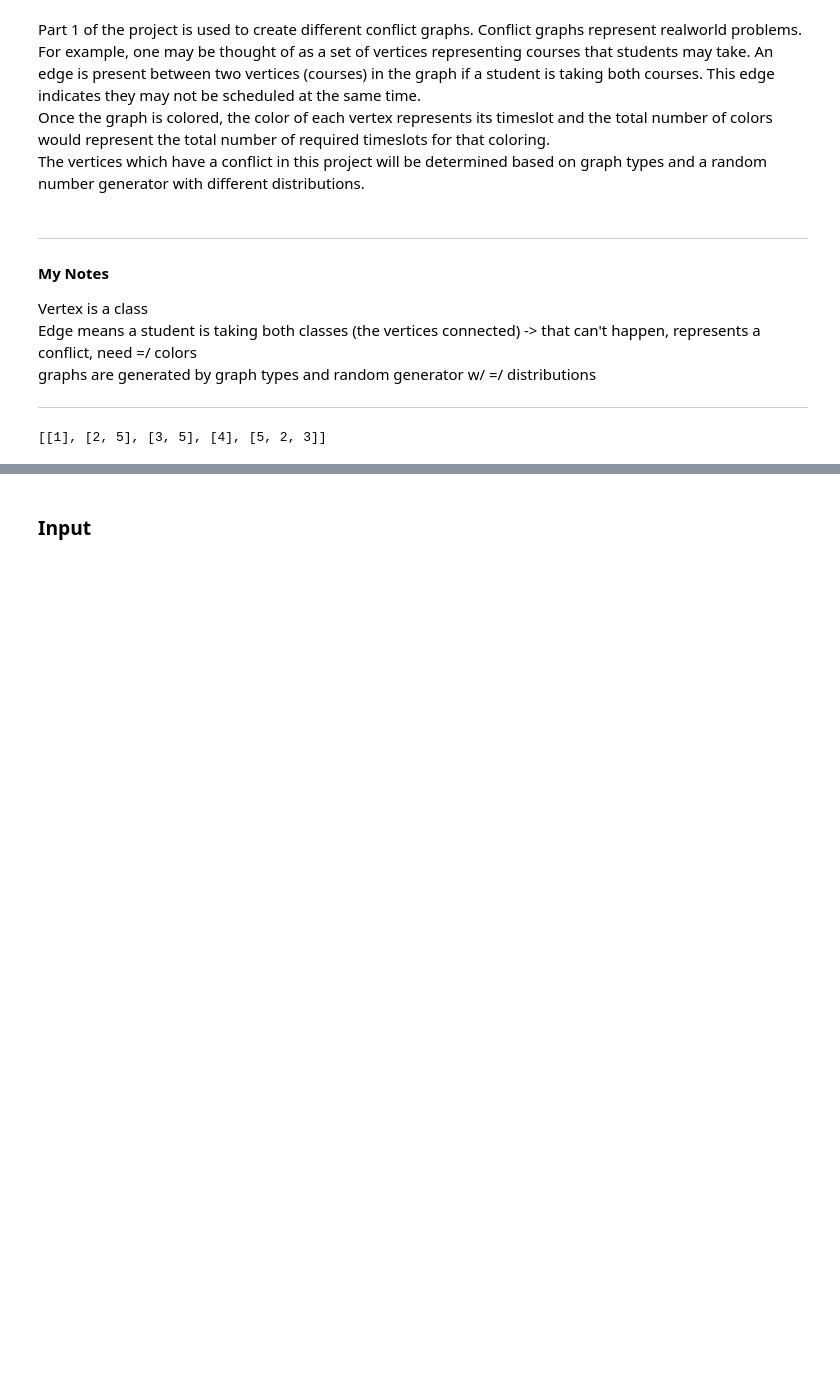
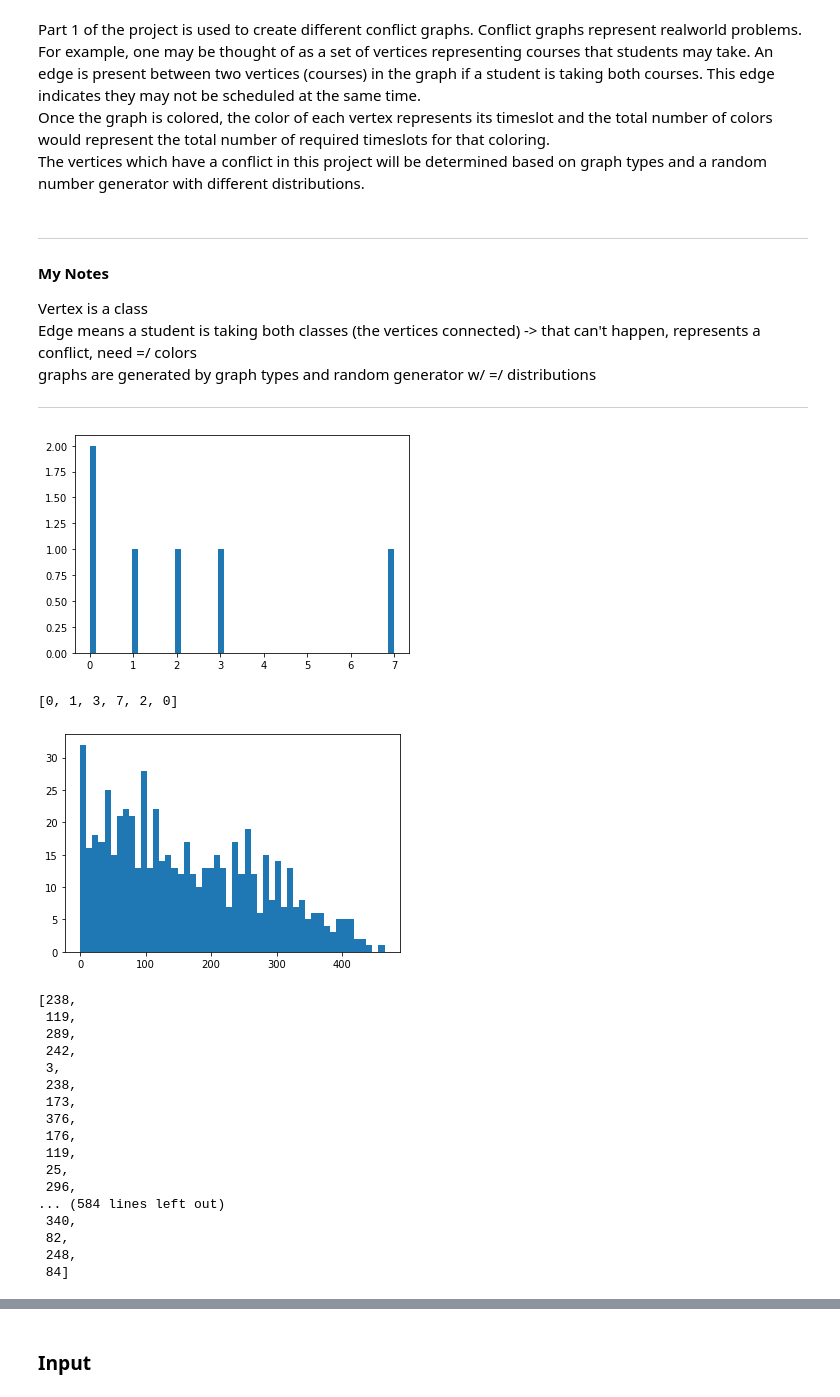
Before and after one commit to diogo-fae/Graph-Coloring-Analysis, a Jupyter notebook: Graph-Coloring.ipynb, the cells around one changed output, grey strips where cells are left out. Cells and saved outputs as stored; diff of their text form; code cells hidden in the pictures; blank space fills up the shorter version.

```diff
--- a/Graph-Coloring.ipynb
+++ b/Graph-Coloring.ipynb
@@ -83,8 +89,6 @@ def cycle(V):
 
     return adj
 # %%
-import random
-
 def uniform_dist(V, E):
     # Create Adjacency List
     adj = [[i+1] for i in range(V)]
@@ -106,8 +110,43 @@ def uniform_dist(V, E):
 
     return adj
 
-uniform_dist(5, 3)
+# uniform_dist(5, 3)
 # adj is a list of lists
-# %% [output]
-[[1], [2, 5], [3, 5], [4], [5, 2, 3]]
+# %%
+def skewed_dist(V, E):
+    # Create Adjacency List
+    # adj = [[i+1] for i in range(V)]
+
+
+    r4 = np.random.triangular(0, 0, V, E)
+    r4 =  [int(x) for x in r4]
+    # Graph to show the distribution
+    plt.hist(r4, bins=50)
+    plt.show()
+
+    return r4
+
+print(skewed_dist(10, 6))
+skewed_dist(500, 600)
+# %% [output]
+[figure, added]
+[0, 1, 3, 7, 2, 0]
+[figure, added]
+[238,
+ 119,
+ 289,
+ 242,
+ 3,
+ 238,
+ 173,
+ 376,
+ 176,
+ 119,
+ 25,
+ 296,
+... (584 lines left out)
+ 340,
+ 82,
+ 248,
+ 84]
 # %%
```
Also changed, not shown: parts of 3 cells of this notebook, 1 other file.
